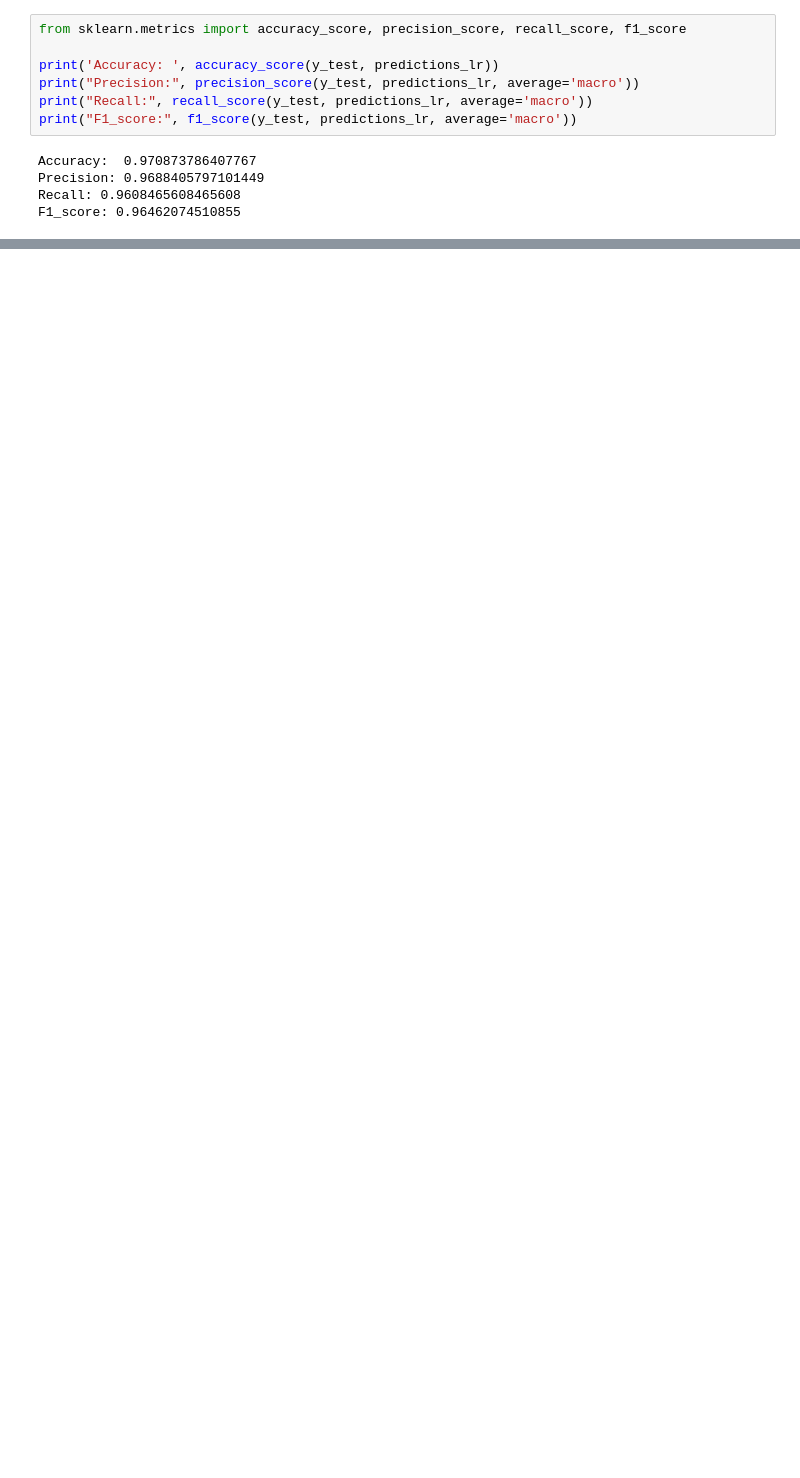
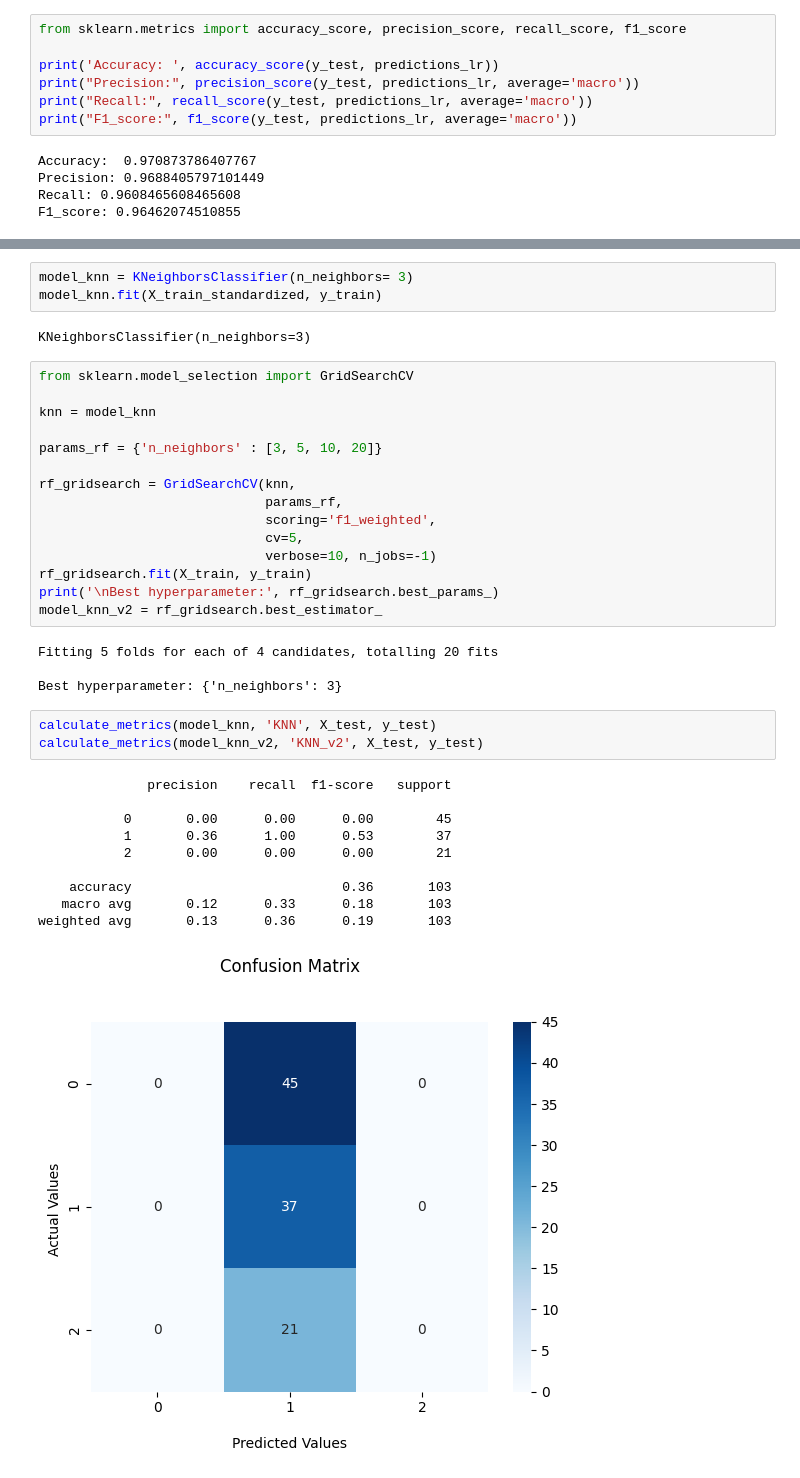
Before and after one commit to KenZooo11/m14.5, a Jupyter notebook: 14.5.ipynb, the cells around one changed output, grey strips where cells are left out. Saved outputs shown, nothing was run; the diff lists cells and outputs as text; blank space fills up the shorter version.

```diff
--- a/14.5.ipynb
+++ b/14.5.ipynb
@@ -401,0 +465,38 @@ MODEL 80:distance:: f1_train=1.0, f1_test=0.2222222222222222
+# %%
+model_knn = KNeighborsClassifier(n_neighbors= 3)
+model_knn.fit(X_train_standardized, y_train)
+# %% [output]
+KNeighborsClassifier(n_neighbors=3)
+# %%
+from sklearn.model_selection import GridSearchCV
+
+knn = model_knn
+
+params_rf = {'n_neighbors' : [3, 5, 10, 20]}
+
+rf_gridsearch = GridSearchCV(knn,
+                             params_rf,
+                             scoring='f1_weighted',
+                             cv=5,
+                             verbose=10, n_jobs=-1)
+rf_gridsearch.fit(X_train, y_train)
+print('\nBest hyperparameter:', rf_gridsearch.best_params_)
+model_knn_v2 = rf_gridsearch.best_estimator_
+# %% [output]
+Fitting 5 folds for each of 4 candidates, totalling 20 fits
+
+Best hyperparameter: {'n_neighbors': 3}
+# %%
+calculate_metrics(model_knn, 'KNN', X_test, y_test)
+calculate_metrics(model_knn_v2, 'KNN_v2', X_test, y_test)
+# %% [output]
+              precision    recall  f1-score   support
+
+           0       0.00      0.00      0.00        45
+           1       0.36      1.00      0.53        37
+           2       0.00      0.00      0.00        21
+
+    accuracy                           0.36       103
+   macro avg       0.12      0.33      0.18       103
+weighted avg       0.13      0.36      0.19       103
+[figure, added]
```
Also changed, not shown: parts of 28 cells of this notebook.
